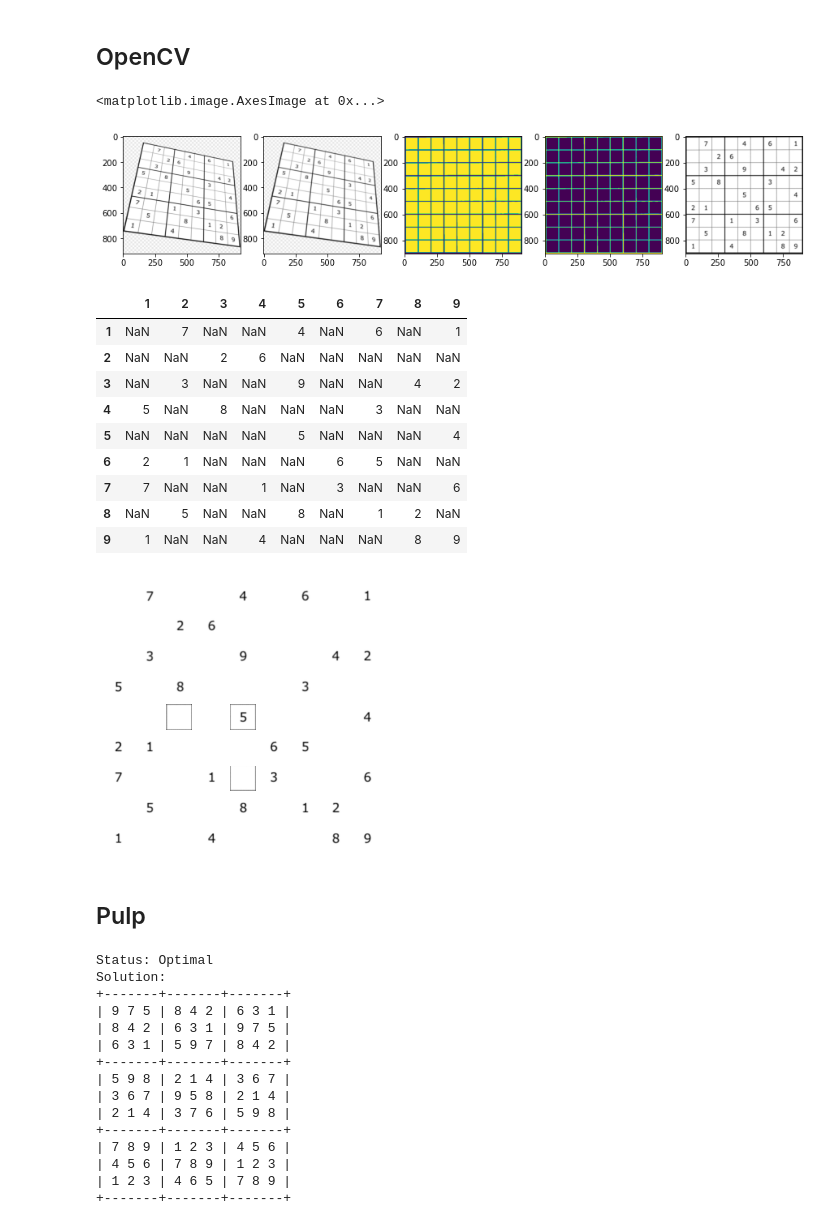
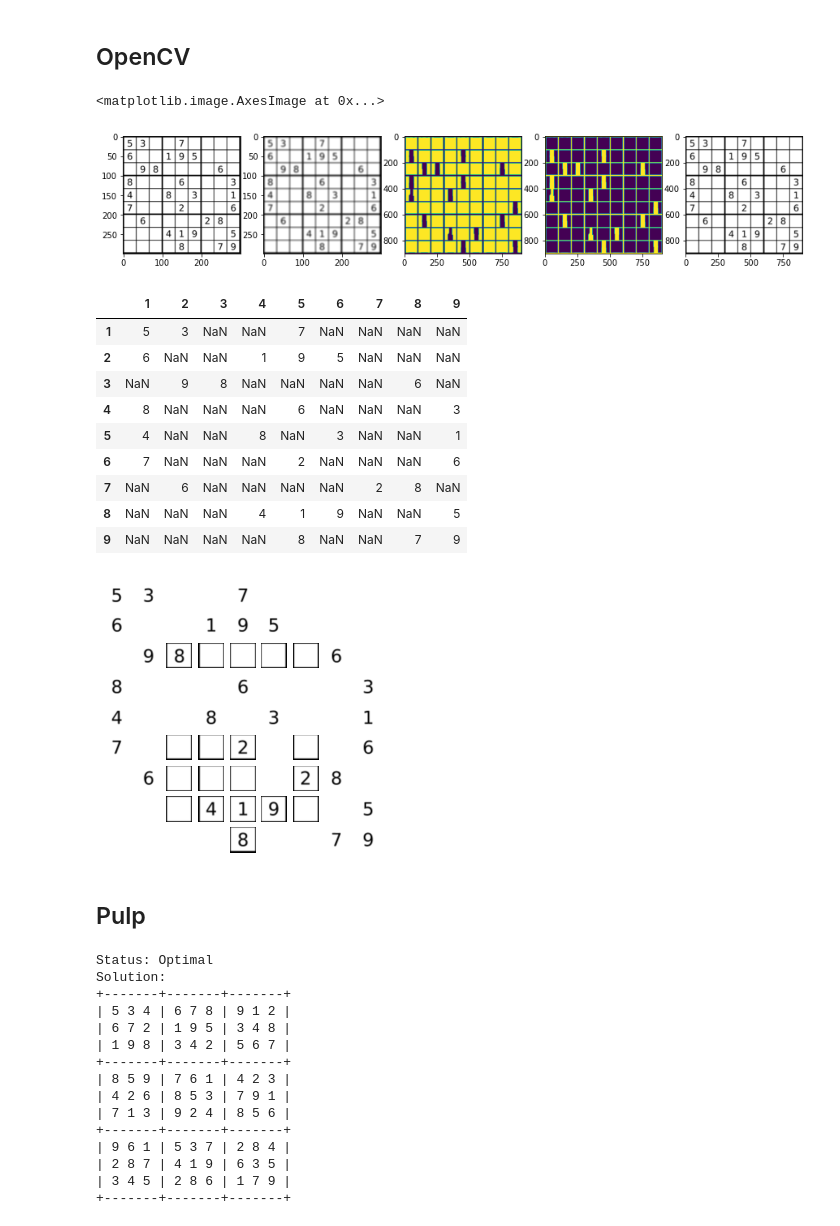
Before and after one commit to Rhinestone1337/sudoku-solver, a Jupyter notebook: sudoku pulp opencv.ipynb, the cells around one changed output. Saved outputs shown, nothing was run; the diff lists cells and outputs as text; code cells hidden in the pictures.

```diff
--- a/sudoku pulp opencv.ipynb
+++ b/sudoku pulp opencv.ipynb
@@ -15,7 +15,7 @@ pytesseract.pytesseract.tesseract_cmd = r"C:\Program Files\Tesseract-OCR\tessera
 # %% [markdown]
 ## OpenCV
 # %%
-img = cv2.imread('examples/7.png')
+img = cv2.imread('examples/10.png')
 
 # Finding a sudoku square
 blurry = cv2.GaussianBlur(img, (5, 5), 5)
@@ -64,34 +64,34 @@ cnts = cnts[0] if len(cnts) == 2 else cnts[1]
 
 sudoku_rows = []
 row = []
 for (i, c) in enumerate(cnts, 1):
     area = cv2.contourArea(c)
     if area < 50000:
         row.append(c)
         if i % 9 == 0:
             (cnts, _) = contours.sort_contours(row, method="left-to-right")
             sudoku_rows.append(cnts)
             row = []
 
 # Iterate through each box
 tesser = []
 
 for row in sudoku_rows:
     for c in row:
         mask = np.zeros(img.shape, dtype=np.uint8)
         cv2.drawContours(mask, [c], -1, (255,255,255), -1)
         result = cv2.bitwise_and(img, mask)
         result[mask==0] = 255
 
 fig, ax = plt.subplots(1, 5, figsize=(15,15))
 ax[0].imshow(img)
 ax[1].imshow(blurry)
 ax[2].imshow(invert)
 ax[3].imshow(thresh)
 ax[4].imshow(board)
 # %% [output]
 <matplotlib.image.AxesImage at 0x...>
-[figure, old version]
+[figure, new version]
 # %%
 df_final = pd.DataFrame(index=range(1, 10), columns=range(1, 10))
 
@@ -133,16 +133,16 @@ df_final = df_final[~(df_final=='')]
 df_final
 # %% [output]
 |  | 1 | 2 | 3 | 4 | 5 | 6 | 7 | 8 | 9 |
-| 1 | NaN | 7 | NaN | NaN | 4 | NaN | 6 | NaN | 1 |
-| 2 | NaN | NaN | 2 | 6 | NaN | NaN | NaN | NaN | NaN |
-| 3 | NaN | 3 | NaN | NaN | 9 | NaN | NaN | 4 | 2 |
-| 4 | 5 | NaN | 8 | NaN | NaN | NaN | 3 | NaN | NaN |
-| 5 | NaN | NaN | NaN | NaN | 5 | NaN | NaN | NaN | 4 |
-| 6 | 2 | 1 | NaN | NaN | NaN | 6 | 5 | NaN | NaN |
-| 7 | 7 | NaN | NaN | 1 | NaN | 3 | NaN | NaN | 6 |
-| 8 | NaN | 5 | NaN | NaN | 8 | NaN | 1 | 2 | NaN |
-| 9 | 1 | NaN | NaN | 4 | NaN | NaN | NaN | 8 | 9 |
+| 1 | 5 | 3 | NaN | NaN | 7 | NaN | NaN | NaN | NaN |
+| 2 | 6 | NaN | NaN | 1 | 9 | 5 | NaN | NaN | NaN |
+| 3 | NaN | 9 | 8 | NaN | NaN | NaN | NaN | 6 | NaN |
+| 4 | 8 | NaN | NaN | NaN | 6 | NaN | NaN | NaN | 3 |
+| 5 | 4 | NaN | NaN | 8 | NaN | 3 | NaN | NaN | 1 |
+| 6 | 7 | NaN | NaN | NaN | 2 | NaN | NaN | NaN | 6 |
+| 7 | NaN | 6 | NaN | NaN | NaN | NaN | 2 | 8 | NaN |
+| 8 | NaN | NaN | NaN | 4 | 1 | 9 | NaN | NaN | 5 |
+| 9 | NaN | NaN | NaN | NaN | 8 | NaN | NaN | 7 | 9 |
-[figure, old version]
+[figure, new version]
 # %% [markdown]
 ## Pulp
 # %%
@@ -199,17 +199,17 @@ print("+-------+-------+-------+")
 Status: Optimal
 Solution:
 +-------+-------+-------+
-| 9 7 5 | 8 4 2 | 6 3 1 |
-| 8 4 2 | 6 3 1 | 9 7 5 |
-| 6 3 1 | 5 9 7 | 8 4 2 |
+| 5 3 4 | 6 7 8 | 9 1 2 |
+| 6 7 2 | 1 9 5 | 3 4 8 |
+| 1 9 8 | 3 4 2 | 5 6 7 |
 +-------+-------+-------+
-| 5 9 8 | 2 1 4 | 3 6 7 |
-| 3 6 7 | 9 5 8 | 2 1 4 |
-| 2 1 4 | 3 7 6 | 5 9 8 |
+| 8 5 9 | 7 6 1 | 4 2 3 |
+| 4 2 6 | 8 5 3 | 7 9 1 |
+| 7 1 3 | 9 2 4 | 8 5 6 |
 +-------+-------+-------+
-| 7 8 9 | 1 2 3 | 4 5 6 |
-| 4 5 6 | 7 8 9 | 1 2 3 |
-| 1 2 3 | 4 6 5 | 7 8 9 |
+| 9 6 1 | 5 3 7 | 2 8 4 |
+| 2 8 7 | 4 1 9 | 6 3 5 |
+| 3 4 5 | 2 8 6 | 1 7 9 |
 +-------+-------+-------+
 # %%
 choices['9']['1']['1'].value()
```
Also changed, not shown: parts of 2 cells of this notebook.
